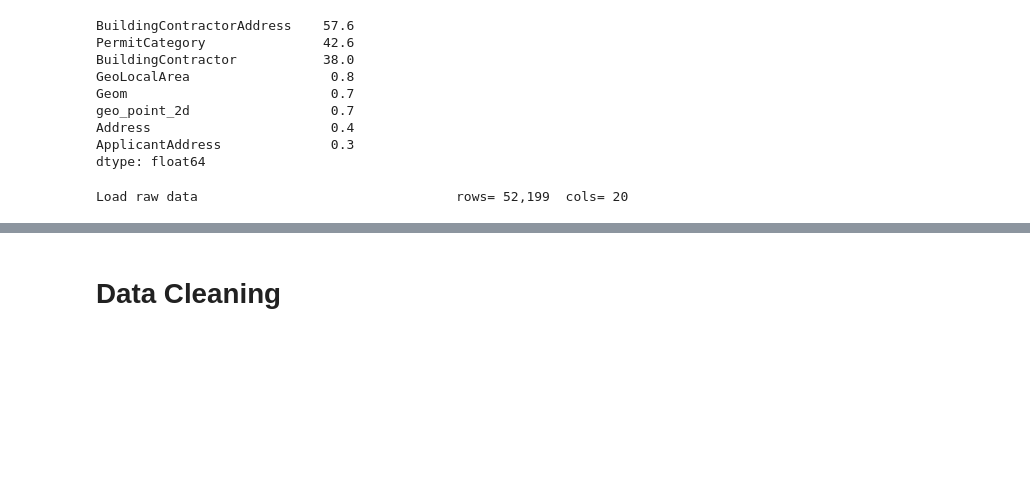
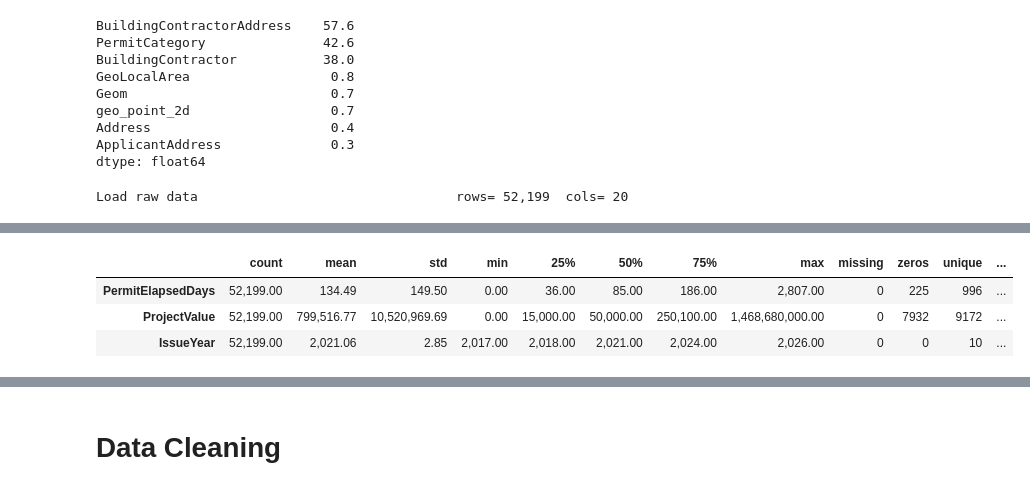
Before and after one commit to manbirsingh26/vancouver_permit_delays, a Jupyter notebook: code/01_data_cleaning.ipynb, the cells around one changed output, grey strips where cells are left out. Saved outputs shown, nothing was run; the diff lists cells and outputs as text; code cells hidden in the pictures; blank space fills up the shorter version.

```diff
--- a/code/01_data_cleaning.ipynb
+++ b/code/01_data_cleaning.ipynb
@@ -72,0 +77,13 @@ Load raw data                                 rows= 52,199  cols= 20
+# %%
+num_cols = df.select_dtypes(include="number").columns.tolist()
+print("Numeric columns:", num_cols)
+
+summary = df[num_cols].describe().T
+summary["missing"] = df[num_cols].isna().sum()
+summary["zeros"] = (df[num_cols] == 0).sum()
+summary["unique"] = df[num_cols].nunique()
+summary["skew"] = df[num_cols].skew()
+
+with pd.option_context("display.float_format", "{:,.2f}".format):
+    display(summary)
+# %% [output]
@@ -72,0 +91,4 @@ Load raw data                                 rows= 52,199  cols= 20
+|  | count | mean | std | min | 25% | 50% | 75% | max | missing | zeros | unique | ... |
+| PermitElapsedDays | 52,199.00 | 134.49 | 149.50 | 0.00 | 36.00 | 85.00 | 186.00 | 2,807.00 | 0 | 225 | 996 | ... |
+| ProjectValue | 52,199.00 | 799,516.77 | 10,520,969.69 | 0.00 | 15,000.00 | 50,000.00 | 250,100.00 | 1,468,680,000.00 | 0 | 7932 | 9172 | ... |
+| IssueYear | 52,199.00 | 2,021.06 | 2.85 | 2,017.00 | 2,018.00 | 2,021.00 | 2,024.00 | 2,026.00 | 0 | 0 | 10 | ... |
```
Also changed, not shown: parts of 5 cells of this notebook, 3 other files.
